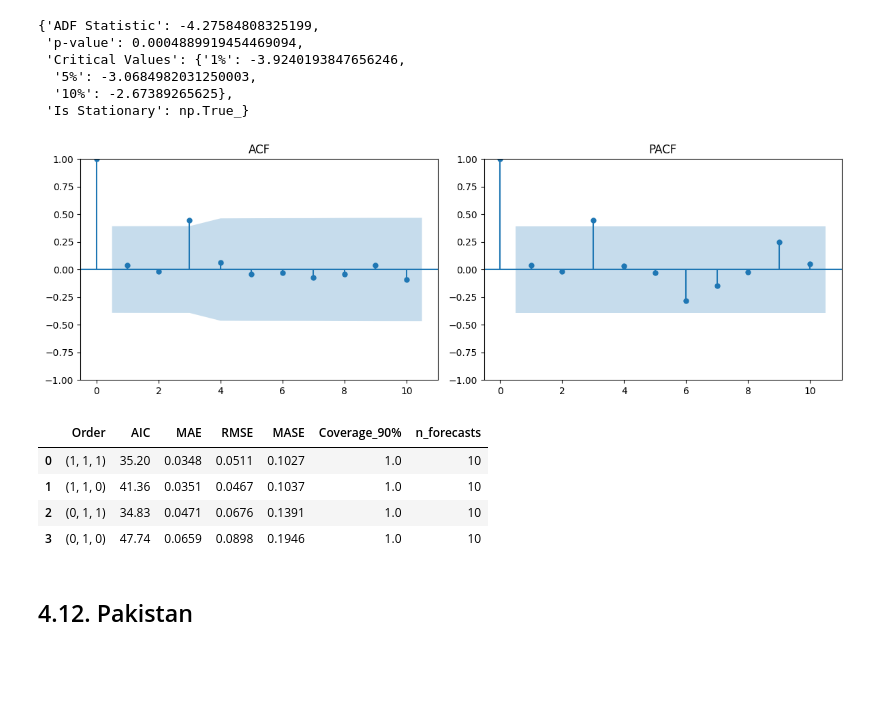
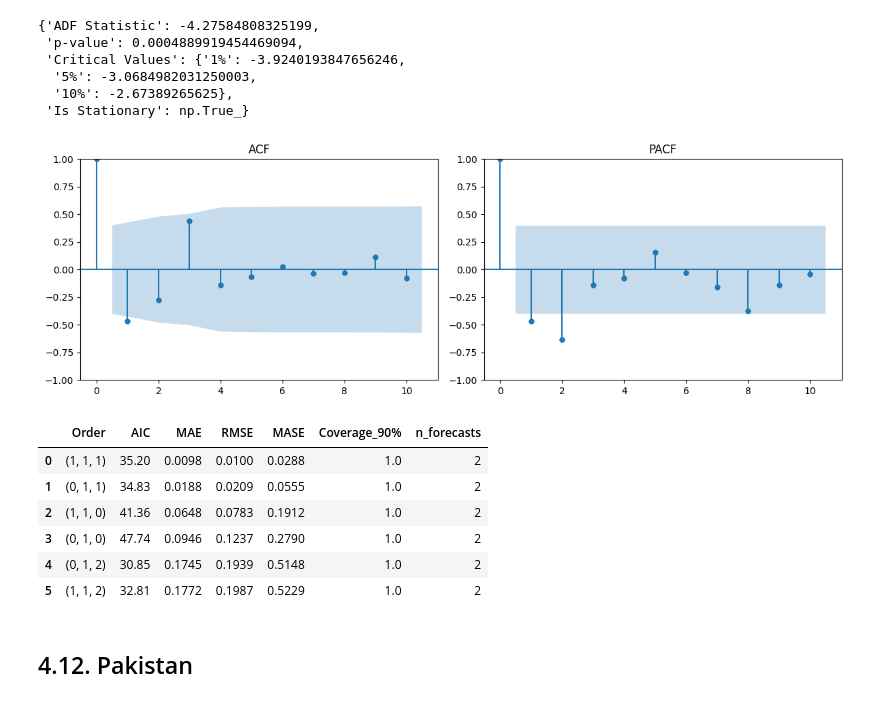
Before and after one commit to NgocMypzg/Mortality_Rate_Forecasting, a Jupyter notebook: notebook/arima.ipynb, the cells around one changed output. Saved outputs shown, nothing was run; the diff lists cells and outputs as text; code cells hidden in the pictures; blank space fills up the shorter version.

```diff
--- a/notebook/arima.ipynb
+++ b/notebook/arima.ipynb
@@ -1205,24 +1211,26 @@ Critical Values:
   '10%': -2.67389265625},
  'Is Stationary': np.True_}
 # %%
-india_model.plot_acf_pacf()
+india_model.plot_acf_pacf(10, 1)
 # %% [output]
-[figure, old version]
+[figure, new version]
 # %%
 results = india_model.grid_search_expanding(
     p_list=[0, 1],
     d_list=[1],
-    q_list=[0, 1]
+    q_list=[0, 1,2]
 )
 results
 # Chỉ số MAE, RMSE ổn, MASE thấp, mô hình arima hiệu quả ở khu vực này
 # Bộ số (1, 1, 1) tối ưu
 # %% [output]
 |  | Order | AIC | MAE | RMSE | MASE | Coverage_90% | n_forecasts |
-| 0 | (1, 1, 1) | 35.20 | 0.0348 | 0.0511 | 0.1027 | 1.0 | 10 |
-| 1 | (1, 1, 0) | 41.36 | 0.0351 | 0.0467 | 0.1037 | 1.0 | 10 |
-| 2 | (0, 1, 1) | 34.83 | 0.0471 | 0.0676 | 0.1391 | 1.0 | 10 |
-| 3 | (0, 1, 0) | 47.74 | 0.0659 | 0.0898 | 0.1946 | 1.0 | 10 |
+| 0 | (1, 1, 1) | 35.20 | 0.0098 | 0.0100 | 0.0288 | 1.0 | 2 |
+| 1 | (0, 1, 1) | 34.83 | 0.0188 | 0.0209 | 0.0555 | 1.0 | 2 |
+| 2 | (1, 1, 0) | 41.36 | 0.0648 | 0.0783 | 0.1912 | 1.0 | 2 |
+| 3 | (0, 1, 0) | 47.74 | 0.0946 | 0.1237 | 0.2790 | 1.0 | 2 |
+| 4 | (0, 1, 2) | 30.85 | 0.1745 | 0.1939 | 0.5148 | 1.0 | 2 |
+| 5 | (1, 1, 2) | 32.81 | 0.1772 | 0.1987 | 0.5229 | 1.0 | 2 |
 # %% [markdown]
 ## 4.12. Pakistan
 # %%
```
Also changed, not shown: parts of 32 cells of this notebook, 53 other files.
